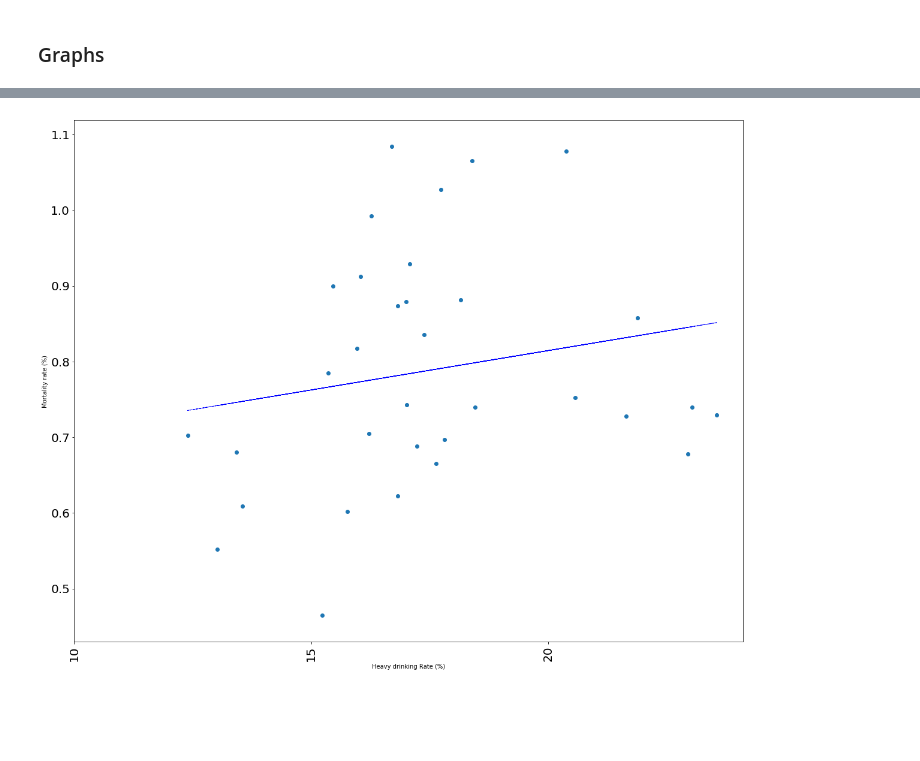
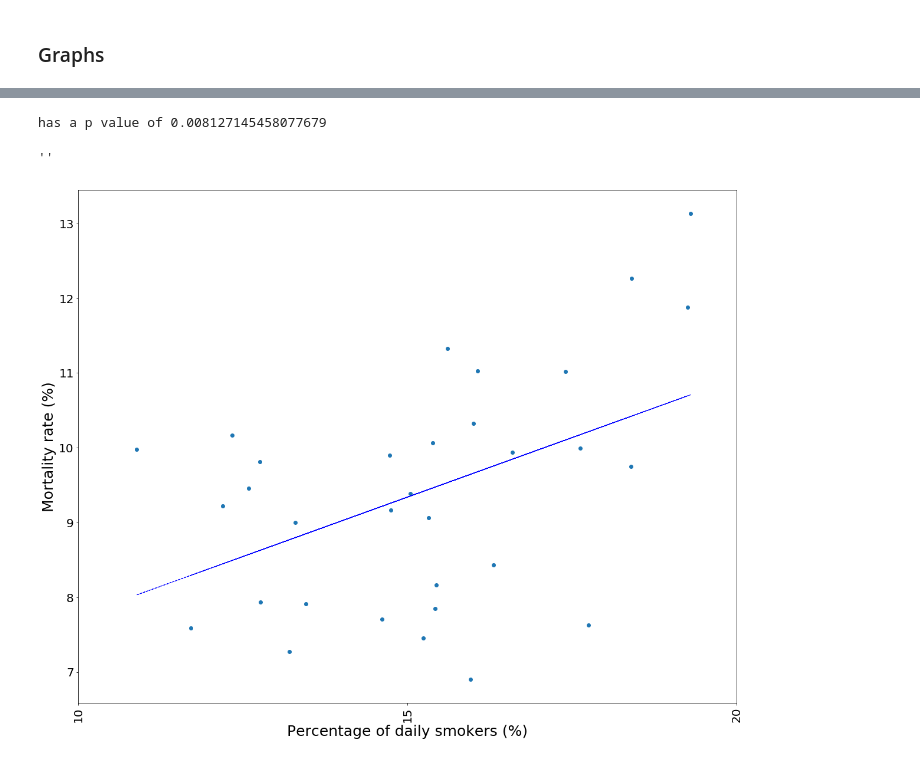
Before and after one commit to irinadrapic/project-one, a Jupyter notebook: Codes/2015 Main.ipynb, the cells around one changed output, grey strips where cells are left out. Cells and saved outputs as stored; diff of their text form; code cells hidden in the pictures; blank space fills up the shorter version.

Commit message:
plots

```diff
--- a/Codes/2015 Main.ipynb
+++ b/Codes/2015 Main.ipynb
@@ -130,25 +202,24 @@ merged_df.to_csv("merged.csv")
 # %%
-x = merged_df["Heavy drinking"]
-y = merged_df["Mortality Rate"]
+x = merged_df["daily smoker"]
 
-
-# x = merged_df["population"]
-# y = merged_df["Number of Mortality"]
-# linear regression with Mortality Rate Vs. Heavy Drinking
 m_slope, m_int, m_r, m_p, m_std_err = stats.linregress(x, y)
 lof = m_slope*x + m_int
 
 fig, ax = plt.subplots(figsize=(20, 16))
-
 ax.scatter(x,y)
 ax.plot(x,lof, "b--", linewidth=1)
 ax.set_xticks(np.arange(10,25,5))
-ax.set_ylabel("Mortality rate (%)")
-ax.set_xlabel("Heavy drinking Rate (%)")
 plt.yticks(fontsize = 20)
-plt.xticks(fontsize = 20,rotation="vertical");
+plt.xticks(fontsize = 20,rotation="vertical")
+ax.set_xlabel("Percentage of daily smokers (%)", fontsize=25)
+ax.set_ylabel("Mortality rate (%)", fontsize=25)
+
+print("has a p value of " + str(m_p))
+;
 # %% [output]
+has a p value of 0.008127145458077679
+''
-[figure, old version]
+[figure, new version]
 # %%
 print(m_slope)
 print(m_int)
```
Also changed, not shown: parts of 8 cells of this notebook, 5 other files.
